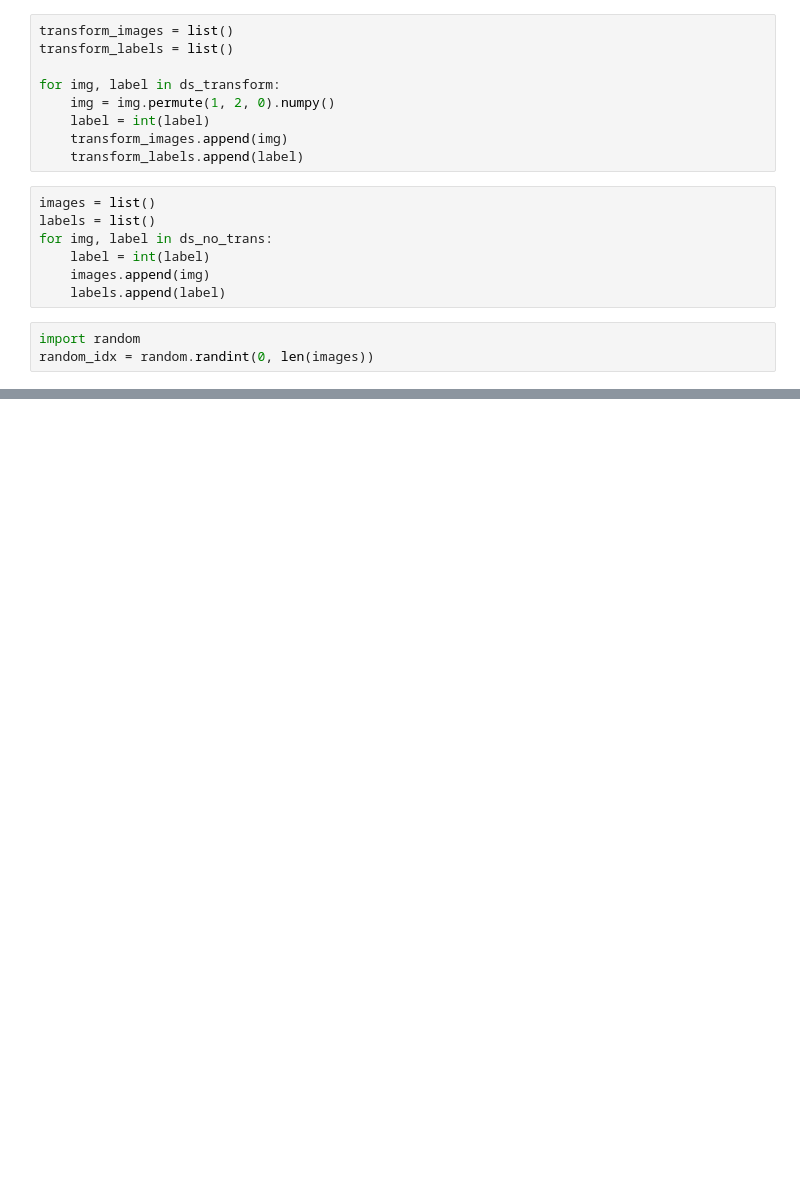
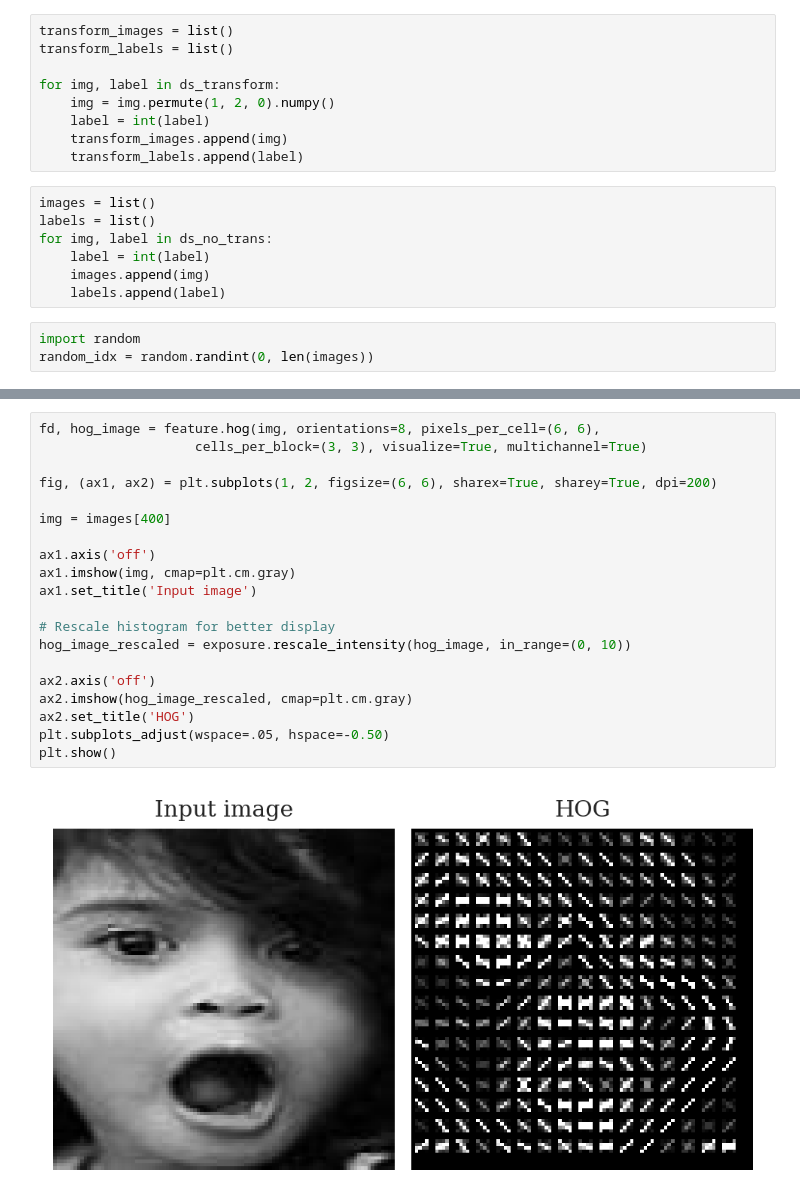
Before and after one commit to brennerswenson/emotion_recognition, a Jupyter notebook: src/initial_exploration.ipynb, the cells around one changed output, grey strips where cells are left out. Saved outputs shown, nothing was run; the diff lists cells and outputs as text; blank space fills up the shorter version.

```diff
--- a/src/initial_exploration.ipynb
+++ b/src/initial_exploration.ipynb
@@ -471,0 +477,22 @@ INFO:__main__:Successfully loaded 12271 images
+# %%
+fd, hog_image = feature.hog(img, orientations=8, pixels_per_cell=(6, 6),
+                    cells_per_block=(3, 3), visualize=True, multichannel=True)
+
+fig, (ax1, ax2) = plt.subplots(1, 2, figsize=(6, 6), sharex=True, sharey=True, dpi=200)
+
+img = images[400]
+
+ax1.axis('off')
+ax1.imshow(img, cmap=plt.cm.gray)
+ax1.set_title('Input image')
+
+# Rescale histogram for better display
+hog_image_rescaled = exposure.rescale_intensity(hog_image, in_range=(0, 10))
+
+ax2.axis('off')
+ax2.imshow(hog_image_rescaled, cmap=plt.cm.gray)
+ax2.set_title('HOG')
+plt.subplots_adjust(wspace=.05, hspace=-0.50)
+plt.show()
+# %% [output]
+[figure, added]
```
Also changed, not shown: parts of 67 cells of this notebook, 5 other files.
